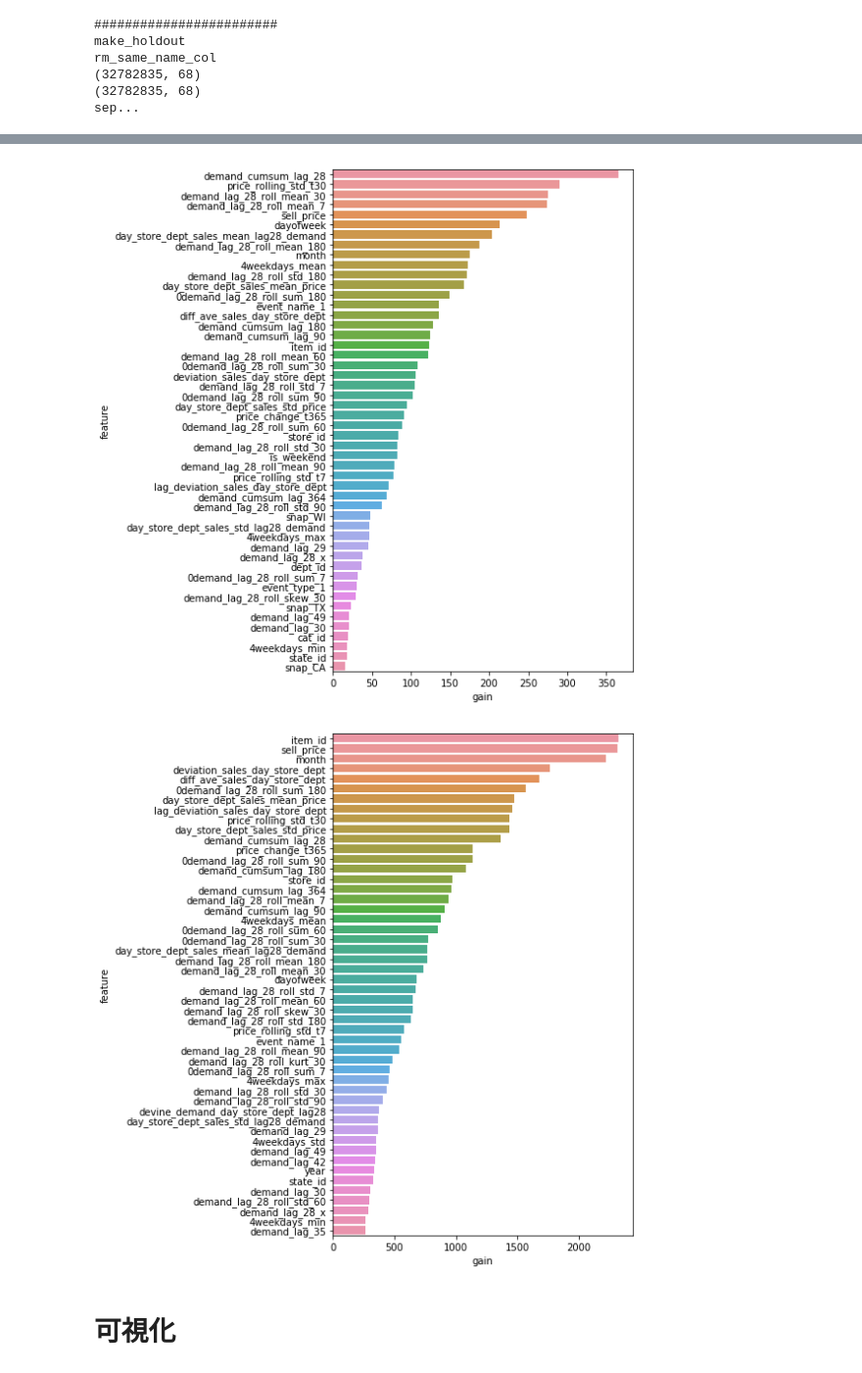
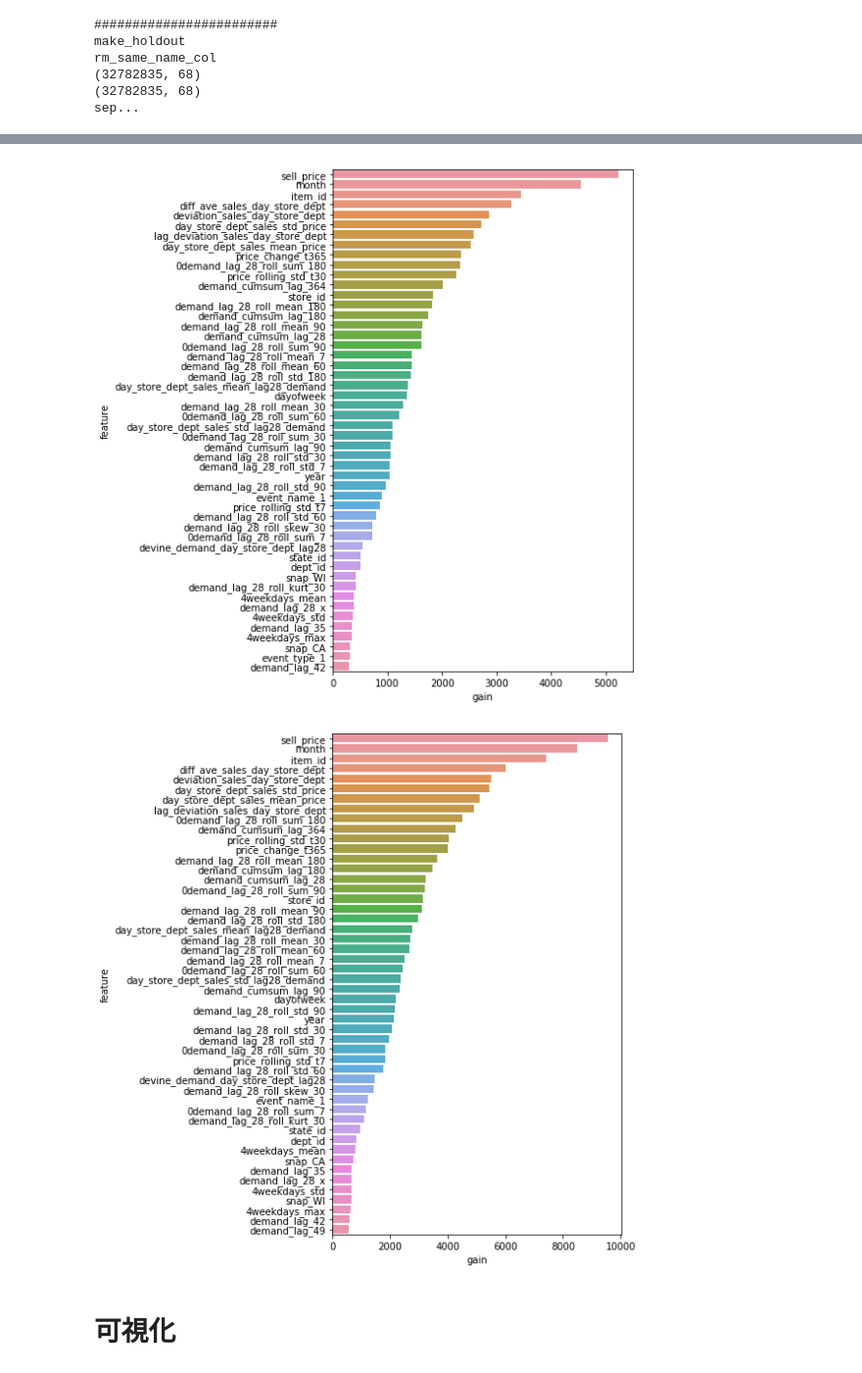
Before and after one commit to ninopira/kaggle_m5, a Jupyter notebook: 3years_over0price/proto.ipynb, the cells around one changed output, grey strips where cells are left out. Shown at 98% size. Cells and saved outputs as stored; diff of their text form; code cells hidden in the pictures.

```diff
--- a/3years_over0price/proto.ipynb
+++ b/3years_over0price/proto.ipynb
@@ -228,0 +261,13 @@ df_weight.head()
+# %%
+scale_cols = [
+    'demand',
+    'day_store_dept_sales_mean_lag28_demand',
+    'demand_lag_28_roll_mean_180',    'demand_lag_28_roll_mean_30',    'demand_lag_28_roll_mean_60',    'demand_lag_28_roll_mean_7',    'demand_lag_28_roll_mean_90',
+    'demand_lag_28_x', 'demand_lag_28_y', 'demand_lag_29', 'demand_lag_30', 'demand_lag_35', 'demand_lag_42', 'demand_lag_49',
+    '4weekdays_mean'
+]
+# %%
+print('scale')
+for col in scale_cols:
+    print(col)
+    df_all[col] = df_all[col] / np.sqrt(df_all["scale"])
@@ -229,3 +291,5 @@ df_weight.head()
+# %%
+df_all = df_all.drop("scale", axis=1)
 # %% [markdown]
 # 学習
 # %%
@@ -279,17 +343,16 @@ params = {
 #元dfに対して予測して、wide_formatで返す関数
 # df_features：特徴量とtarget(true)を含むdf
 # df_keys：wide_formatに戻す際に必要となるkeysが入ったdf
-def pred_and_convert_wide(df_features, x_features, df_keys,model,df_scale=None,ajust_scale=False,scale_cols=None):
+def pred_and_convert_wide(df_features, x_features, df_keys,model, df_scale=None):
     #dfの作成
     pred_df = pd.DataFrame()
     pred_df["demand"] = model.predict(df_features[x_features])
     pred_df['id'] = list(df_features['id'])
     pred_df['date'] = list(df_features['date'])
 
-    if ajust_scale:
+    if df_scale is not None:
         df_scale_tmp = df_scale.copy()
-        df_scale_tmp["id"] = df_features['id']
-        pred_df = pd.merge(pred_df,df_scale_tmp,how="left",on="id")
+        pred_df = pd.merge(pred_df,  df_scale_tmp,how="left",on="id")
         pred_df["demand"] = pred_df["demand"] * np.sqrt(pred_df["scale"])
         pred_df = pred_df.drop("scale",axis=1)
 
@@ -378,7 +441,7 @@ for num in ['1st', '2nd']:
 
     #WRMSSEの算出
     id_columns = ['id', 'item_id', 'dept_id', 'cat_id', 'store_id', 'state_id']
-    X_val_wide = pred_and_convert_wide(df_val ,x_features, df_val[["id","date"]].copy(), model)
+    X_val_wide = pred_and_convert_wide(df_val ,x_features, df_val[["id","date"]].copy(), model, df_scale)
     X_val_wide.columns = ['id'] + ['d_' + str(i + 1) for i in range(tr_val_date[num]['train_end_date_num'], tr_val_date[num]['train_end_date_num']+28)]
     valid_preds = pd.merge(train_fold_df[id_columns].copy(), X_val_wide, how="left",on="id")
     valid_pred_df_list.append(valid_preds)
@@ -439,5 +502,5 @@ WRMSSE： 0.6197
-[figure, old version]
+[figure, new version]
-[figure, old version]
+[figure, new version]
 # %% [markdown]
 # 可視化
 # %%
```
Also changed, not shown: parts of 17 cells of this notebook.
